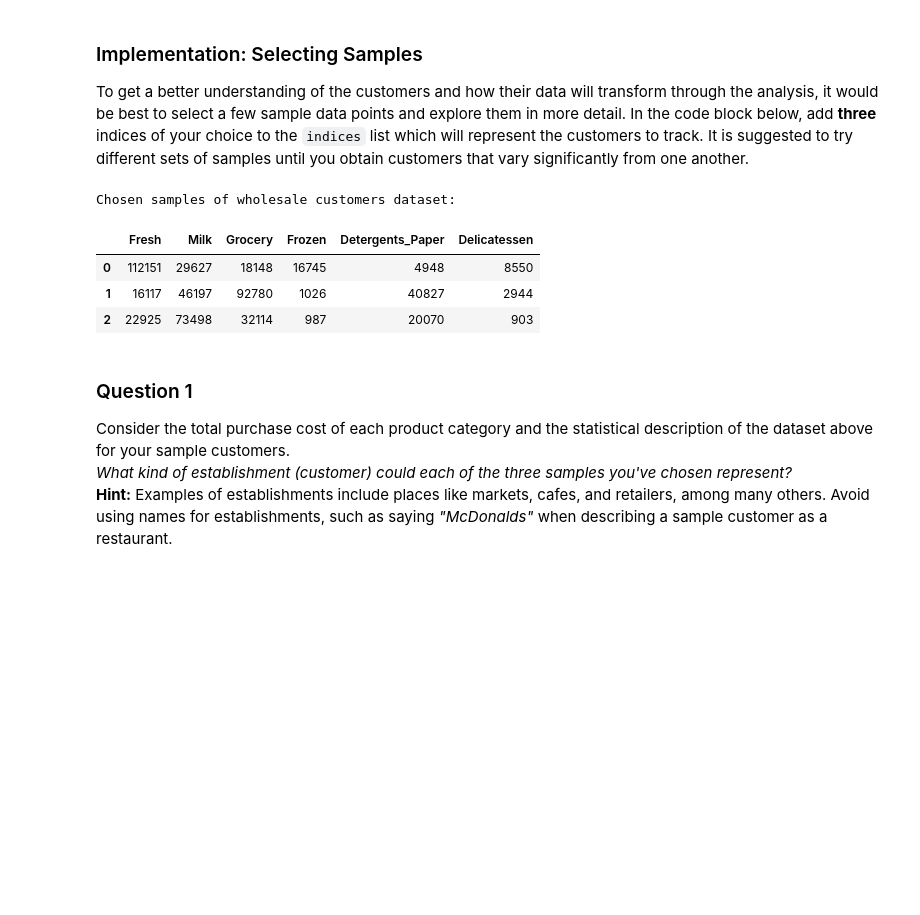
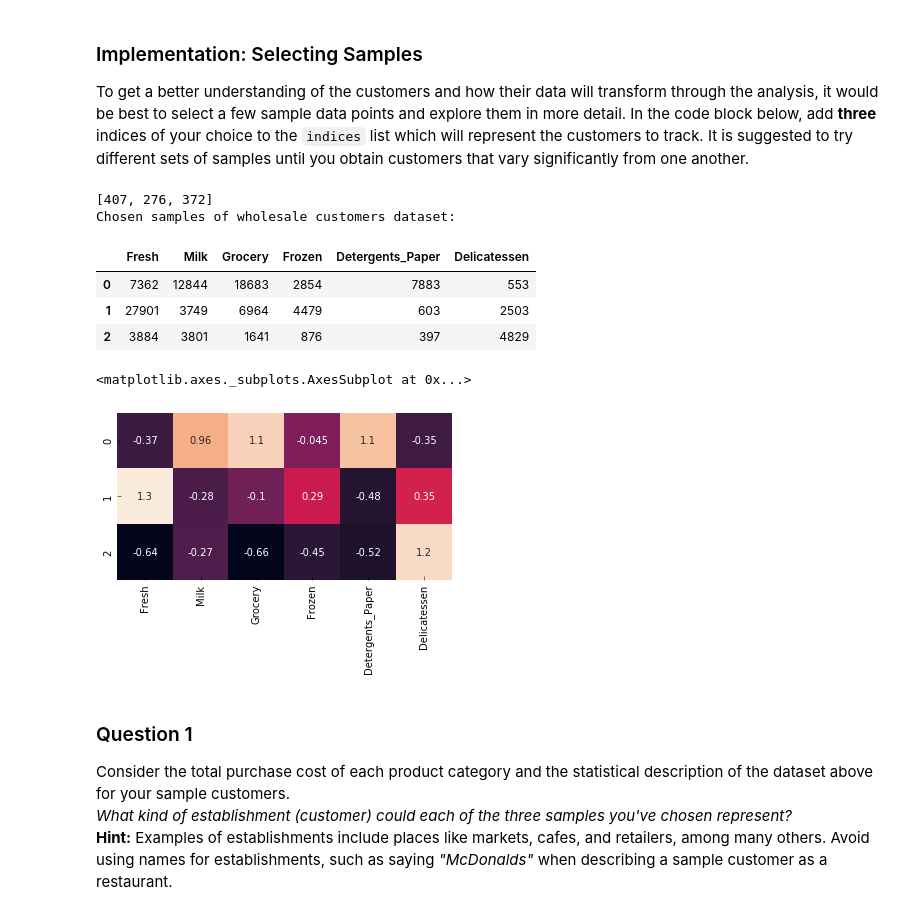
Before and after one commit to ashah1308/machine-learning, a Jupyter notebook: projects/customer_segments/customer_segments.ipynb, the cells around one changed output. Drawn from its saved outputs; the diff is of its cells as text; code cells hidden in the pictures; blank space fills up the shorter version.

```diff
--- a/projects/customer_segments/customer_segments.ipynb
+++ b/projects/customer_segments/customer_segments.ipynb
@@ -60,18 +60,28 @@ display(data.describe())
 To get a better understanding of the customers and how their data will transform through the analysis, it would be best to select a few sample data points and explore them in more detail. In the code block below, add **three** indices of your choice to the `indices` list which will represent the customers to track. It is suggested to try different sets of samples until you obtain customers that vary significantly from one another.
 # %%
 # TODO: Select three indices of your choice you wish to sample from the dataset
-indices = [181,85,86]
+#import random
+#indices = [ random.randrange(1,len(data)) for i in range(3) ]
+indices = [407, 276, 372]
+print indices
 
 # Create a DataFrame of the chosen samples
 samples = pd.DataFrame(data.loc[indices], columns = data.keys()).reset_index(drop = True)
 print "Chosen samples of wholesale customers dataset:"
 display(samples)
+
+import seaborn as sns
+
+sns.heatmap((samples-data.mean())/data.std(ddof=0), annot=True, cbar=False, square=True)
 # %% [output]
+[407, 276, 372]
 Chosen samples of wholesale customers dataset:
 |  | Fresh | Milk | Grocery | Frozen | Detergents_Paper | Delicatessen |
-| 0 | 112151 | 29627 | 18148 | 16745 | 4948 | 8550 |
-| 1 | 16117 | 46197 | 92780 | 1026 | 40827 | 2944 |
-| 2 | 22925 | 73498 | 32114 | 987 | 20070 | 903 |
+| 0 | 7362 | 12844 | 18683 | 2854 | 7883 | 553 |
+| 1 | 27901 | 3749 | 6964 | 4479 | 603 | 2503 |
+| 2 | 3884 | 3801 | 1641 | 876 | 397 | 4829 |
+<matplotlib.axes._subplots.AxesSubplot at 0x...>
+[figure, added]
 # %% [markdown]
 ### Question 1
 Consider the total purchase cost of each product category and the statistical description of the dataset above for your sample customers.
```
Also changed, not shown: parts of 12 cells of this notebook, 1 other file.
